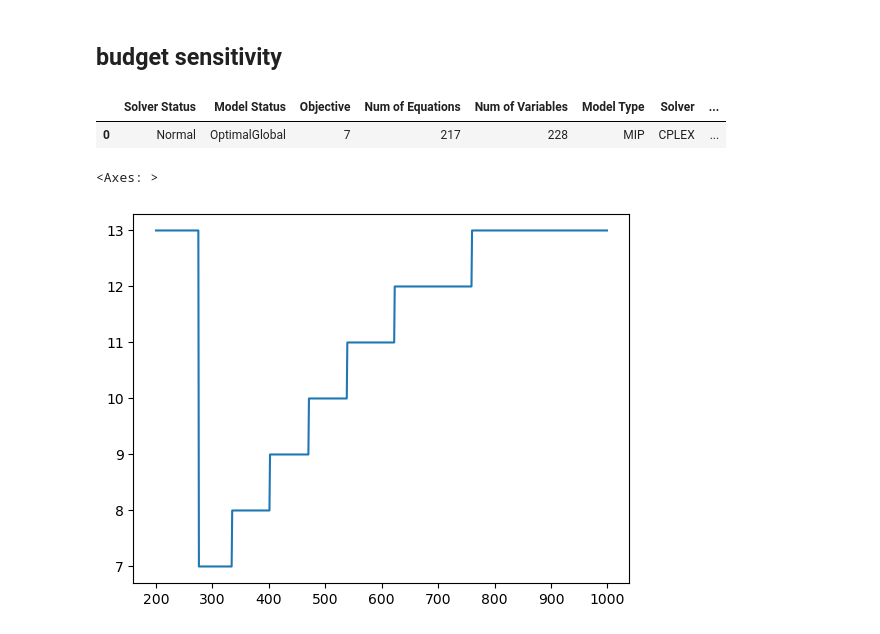
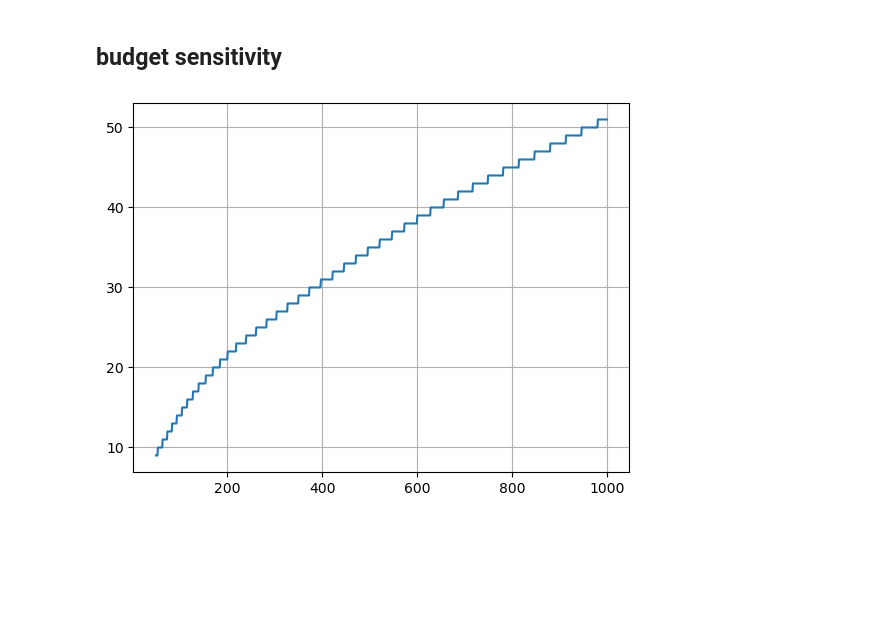
Before and after one commit to noahjillson/Recipe-Optimizations, a Jupyter notebook: modeling.ipynb, the cells around one changed output. Cells and saved outputs as stored; diff of their text form; code cells hidden in the pictures; blank space fills up the shorter version.

```diff
--- a/modeling.ipynb
+++ b/modeling.ipynb
@@ -8,7 +8,7 @@ df = pd.read_csv('./ingredients_refined.csv')
 
 df = df.drop_duplicates(subset=['ingredient'])
 
-ingredients = np.array(df['ingredient'].values)
+ingredients = np.array(df['ingredient'].str.lower().values)
 price = np.array(df['price'].values)
 metric = np.array(df['metric'].values)
 # %% [markdown]
@@ -24,6 +24,7 @@ matrix.columns = matrix.columns.str.strip()
 
 for recipe in recipes:
     for ingredient in recipe["ingredients"]:
+        ingredient = ingredient.strip().lower()
         for column in matrix.columns:
             if ingredient in column:  # Check if ingredient is a substring of the column
                 matrix.loc[recipe["id"], column] = 1
@@ -107,33 +119,29 @@ Recipes to make         R  level  marginal  lower  upper  scale
 ## lambda sensitivity
 # %% [markdown]
 ## budget sensitivity
-# %%
-B.setRecords(300)
-
-recipe_optimization.solve(solver = 'cplex')
-# %% [output]
-|  | Solver Status | Model Status | Objective | Num of Equations | Num of Variables | Model Type | Solver | ... |
-| 0 | Normal | OptimalGlobal | 7 | 217 | 228 | MIP | CPLEX | ... |
 # %%
+import seaborn as sns
+import matplotlib.pyplot as plt
+
 amount_recipes = []
 budget = []
 loss = []
 
-for num in range(300, 1000):
+for num in range(50, 1000):
     B.setRecords(num)
     recipe_optimization.solve(solver = 'cplex')
     df = x.records
     number_recipes = len(df[df['level'] > 0])
     loss.append(l.records['level'].sum())
     budget.append(num)
     amount_recipes.append(number_recipes)
     num += 50
 
 import seaborn as sns
 
 sns.lineplot(x = budget, y = amount_recipes)
+plt.grid()
 # %% [output]
-<Axes: >
-[figure, old version]
+[figure, new version]
 # %%
 sns.lineplot(x = budget, y = loss)
```
Also changed, not shown: parts of 4 cells of this notebook, 3 other files.
